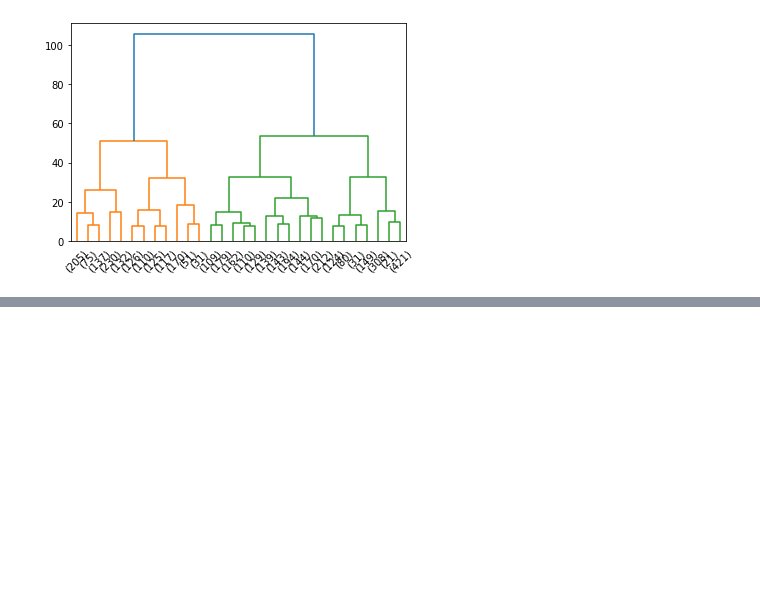
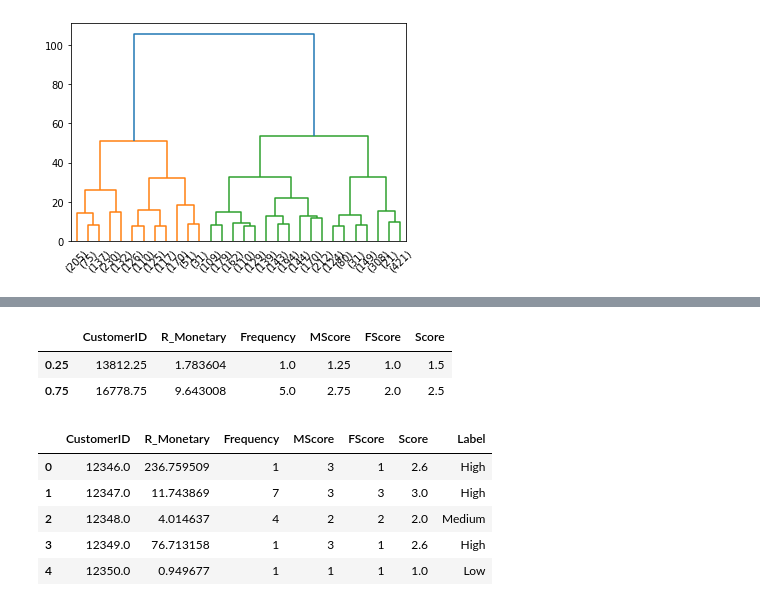
Before and after one commit to michelezoncheddu/data-mining-project, a Jupyter notebook: customers.ipynb, the cells around one changed output, grey strips where cells are left out. Cells and saved outputs as stored; diff of their text form; code cells hidden in the pictures; blank space fills up the shorter version.

```diff
--- a/customers.ipynb
+++ b/customers.ipynb
@@ -505,0 +574,26 @@ res = dendrogram(data_link, truncate_mode='lastp')
+# %%
+quantiles = customer_scored.quantile(q=[0.25, 0.75])
+quantiles
+# %% [output]
+|  | CustomerID | R_Monetary | Frequency | MScore | FScore | Score |
+| 0.25 | 13812.25 | 1.783604 | 1.0 | 1.25 | 1.0 | 1.5 |
+| 0.75 | 16778.75 | 9.643008 | 5.0 | 2.75 | 2.0 | 2.5 |
+# %%
+def Score(x, data, thresh):
+    if x <= thresh[data][0.25]:
+        return 'Low'
+    elif x <= thresh[data][0.75]:
+        return 'Medium'
+    else:
+        return 'High'
+# %%
+customer_labeled = customer_scored.copy()
+customer_labeled['Label'] = customer_labeled['Score'].apply(Score, args=('Score', quantiles))
+customer_labeled.head()
+# %% [output]
+|  | CustomerID | R_Monetary | Frequency | MScore | FScore | Score | Label |
+| 0 | 12346.0 | 236.759509 | 1 | 3 | 1 | 2.6 | High |
+| 1 | 12347.0 | 11.743869 | 7 | 3 | 3 | 3.0 | High |
+| 2 | 12348.0 | 4.014637 | 4 | 2 | 2 | 2.0 | Medium |
+| 3 | 12349.0 | 76.713158 | 1 | 3 | 1 | 2.6 | High |
+| 4 | 12350.0 | 0.949677 | 1 | 1 | 1 | 1.0 | Low |
```
Also changed, not shown: parts of 11 cells of this notebook.
